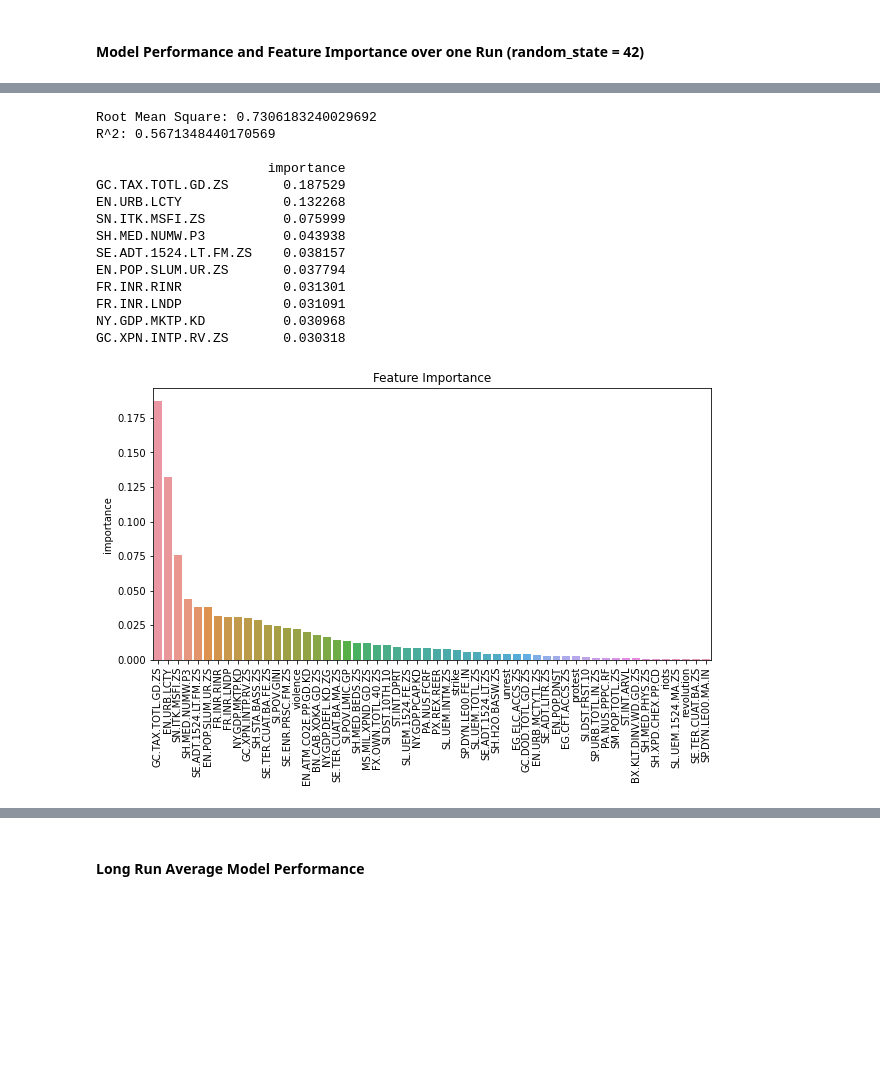
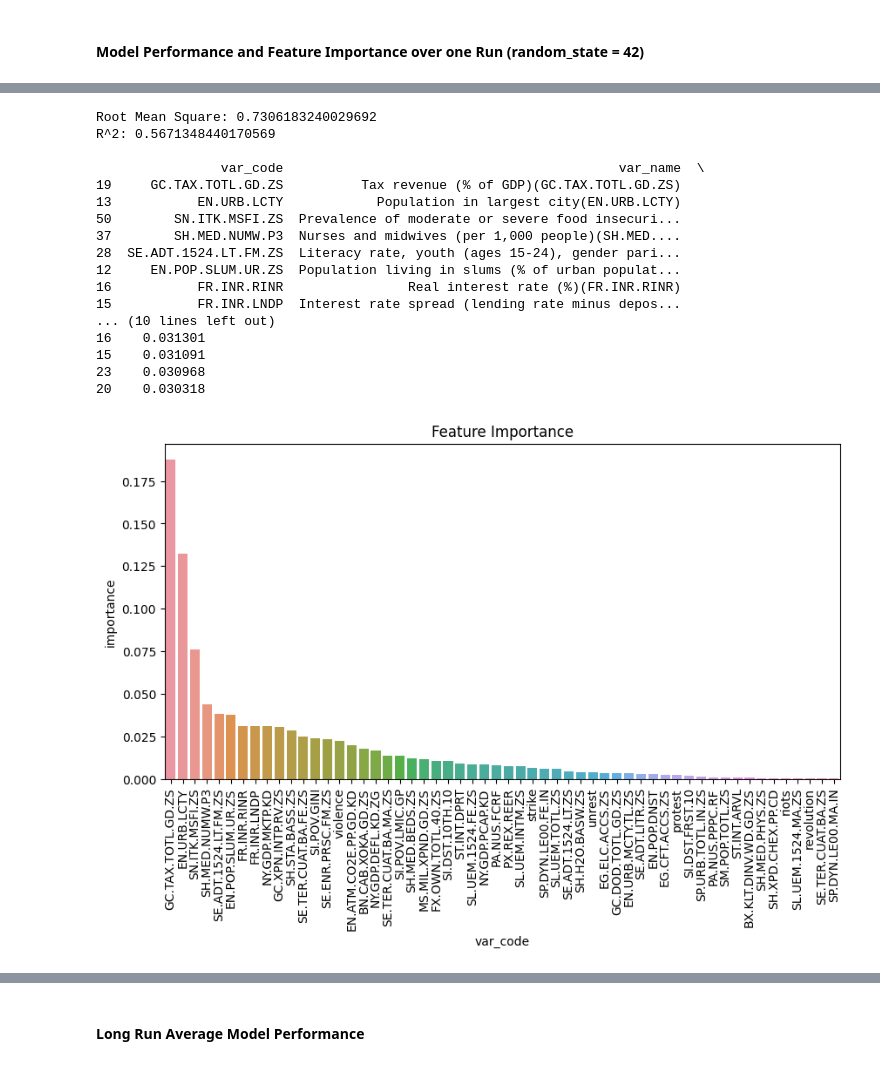
Before and after one commit to ShuklaPriyam/Data_Revolutions, a Jupyter notebook: random_forest.ipynb, the cells around one changed output, grey strips where cells are left out. Cells and saved outputs as stored; diff of their text form; code cells hidden in the pictures; blank space fills up the shorter version.

```diff
--- a/random_forest.ipynb
+++ b/random_forest.ipynb
@@ -3,8 +3,8 @@ import pandas as pd
 from math import sqrt
 import random
 # %%
-df_world = pd.read_csv("merged_dfs_world_noNA.csv")
-df_mena = pd.read_csv("merged_dfs_MENA_noNA.csv")
+df_world = pd.read_csv("Model/merged_dfs_world_noNA.csv")
+df_mena = pd.read_csv("Model/merged_dfs_MENA_noNA.csv")
 # %% [markdown]
 # Cleaning Data Frames
 # %%
@@ -75,3 +75,7 @@ df_mena
 | 911 | TUN | Tunisia | 2019 | 6 | 0.0 | 10.0 | 1.0 | 7.0 | 0.0 | 5.0 | ... |
 | 912 | TUN | Tunisia | 2019 | 7 | 1.0 | 11.0 | 1.0 | 4.0 | 0.0 | 5.0 | ... |
 913 rows × 60 columns
+# %%
+df_var_names = pd.read_csv("Independent variable - WB/WB_categories.csv")
+df_var_names.drop(["Source", "Notes"], axis = 1, inplace = True)
+df_var_names
@@ -86,6 +108,12 @@ import seaborn as sns
 import numpy as np
 # %% [markdown]
 ## Create Model
+# %%
+def fill_var_names(df):
+    try:
+        return df_var_names[df_var_names["Code"] == df["var_code"]]["Variable description"].values[0]
+    except:
+        return df["var_code"]
 # %%
 def apply_rf(df, num_identities, num_estimators, random_state, to_print = False, to_graph = False, show_features = False):
     X = df.iloc[:, num_identities:-1]
@@ -110,9 +138,10 @@ def apply_rf(df, num_identities, num_estimators, random_state, to_print = False,
     r_squared = r2_score(y_test, y_pred)
 
     # calculate feature importance
-    feature_importances = pd.DataFrame(rf_reg.feature_importances_,
-                                        index = X_train.columns,
-                                        columns=['importance']).sort_values('importance', ascending=False)
+    feature_importances = pd.DataFrame({"var_code": X_train.columns, "importance": rf_reg.feature_importances_}).sort_values('importance', ascending=False)
+
+    feature_importances["var_name"] = feature_importances.apply(lambda x: fill_var_names(x), axis = 1)
+    feature_importances = feature_importances[["var_code", "var_name", "importance"]]
 
     if to_print:
         print("Root Mean Square:", sqrt(mse))
@@ -125,7 +154,7 @@ def apply_rf(df, num_identities, num_estimators, random_state, to_print = False,
 
         # Plot feature importance
         plt.figure(figsize=(10, 5))
-        sns.barplot(x=feature_importances.index, y=feature_importances['importance'])
+        sns.barplot(x = feature_importances["var_code"], y = feature_importances['importance'])
         plt.xticks(rotation=90)
         plt.title('Feature Importance')
         plt.show()
@@ -209,18 +221,22 @@ Optimal num_estimators: 11
 # %%
-world_rmse, world_r2 = apply_rf(df_world, 3, num_estimators, 42, True, True, True)
+model_output = apply_rf(df_world, 3, num_estimators, 42, True, True, True)
+world_rmse, world_r2 = model_output[0], model_output[1]
 # %% [output]
 Root Mean Square: 0.7306183240029692
 R^2: 0.5671348440170569
 
-                      importance
-GC.TAX.TOTL.GD.ZS       0.187529
-EN.URB.LCTY             0.132268
-SN.ITK.MSFI.ZS          0.075999
-SH.MED.NUMW.P3          0.043938
-SE.ADT.1524.LT.FM.ZS    0.038157
-EN.POP.SLUM.UR.ZS       0.037794
-FR.INR.RINR             0.031301
-FR.INR.LNDP             0.031091
-NY.GDP.MKTP.KD          0.030968
-GC.XPN.INTP.RV.ZS       0.030318
+                var_code                                           var_name  \
+19     GC.TAX.TOTL.GD.ZS          Tax revenue (% of GDP)(GC.TAX.TOTL.GD.ZS)
+13           EN.URB.LCTY            Population in largest city(EN.URB.LCTY)
+50        SN.ITK.MSFI.ZS  Prevalence of moderate or severe food insecuri...
+37        SH.MED.NUMW.P3  Nurses and midwives (per 1,000 people)(SH.MED....
+28  SE.ADT.1524.LT.FM.ZS  Literacy rate, youth (ages 15-24), gender pari...
+12     EN.POP.SLUM.UR.ZS  Population living in slums (% of urban populat...
+16           FR.INR.RINR                Real interest rate (%)(FR.INR.RINR)
+15           FR.INR.LNDP  Interest rate spread (lending rate minus depos...
+... (10 lines left out)
+16    0.031301
+15    0.031091
+23    0.030968
+20    0.030318
-[figure, old version]
+[figure, new version]
```
Also changed, not shown: parts of 9 cells of this notebook.
